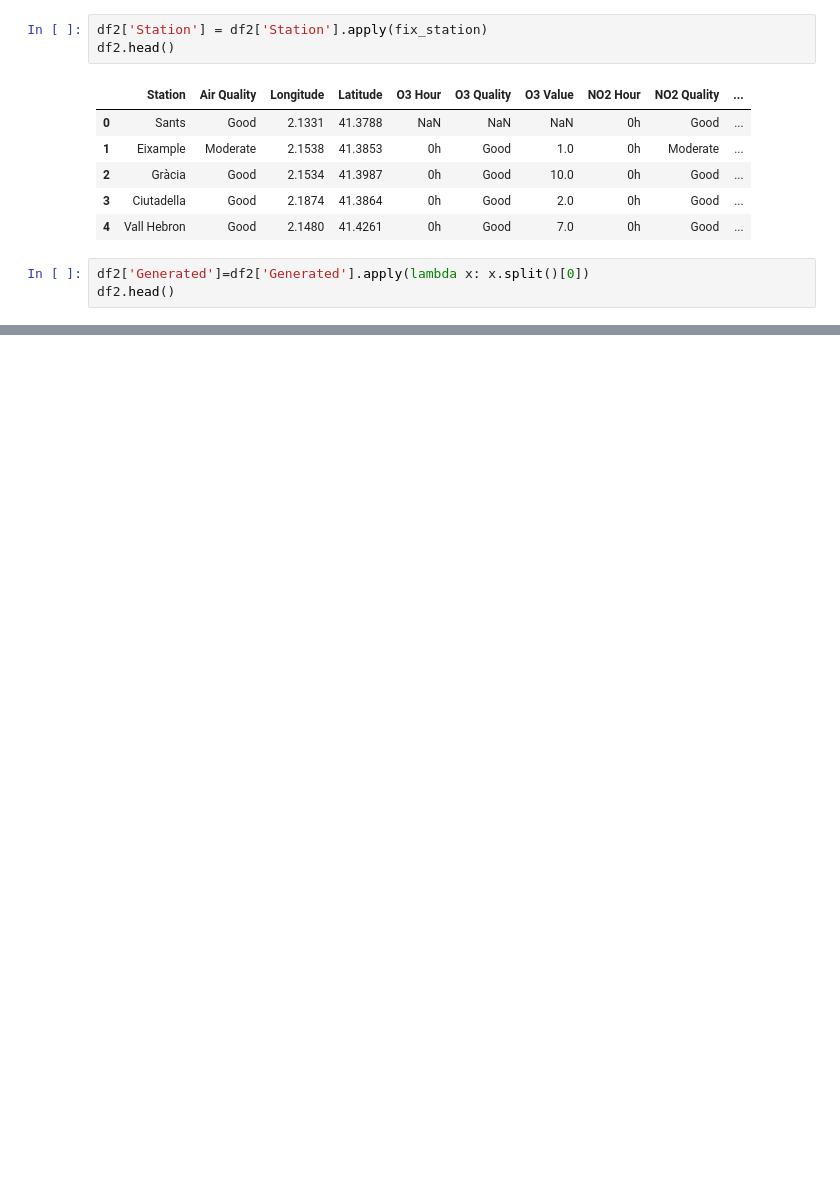
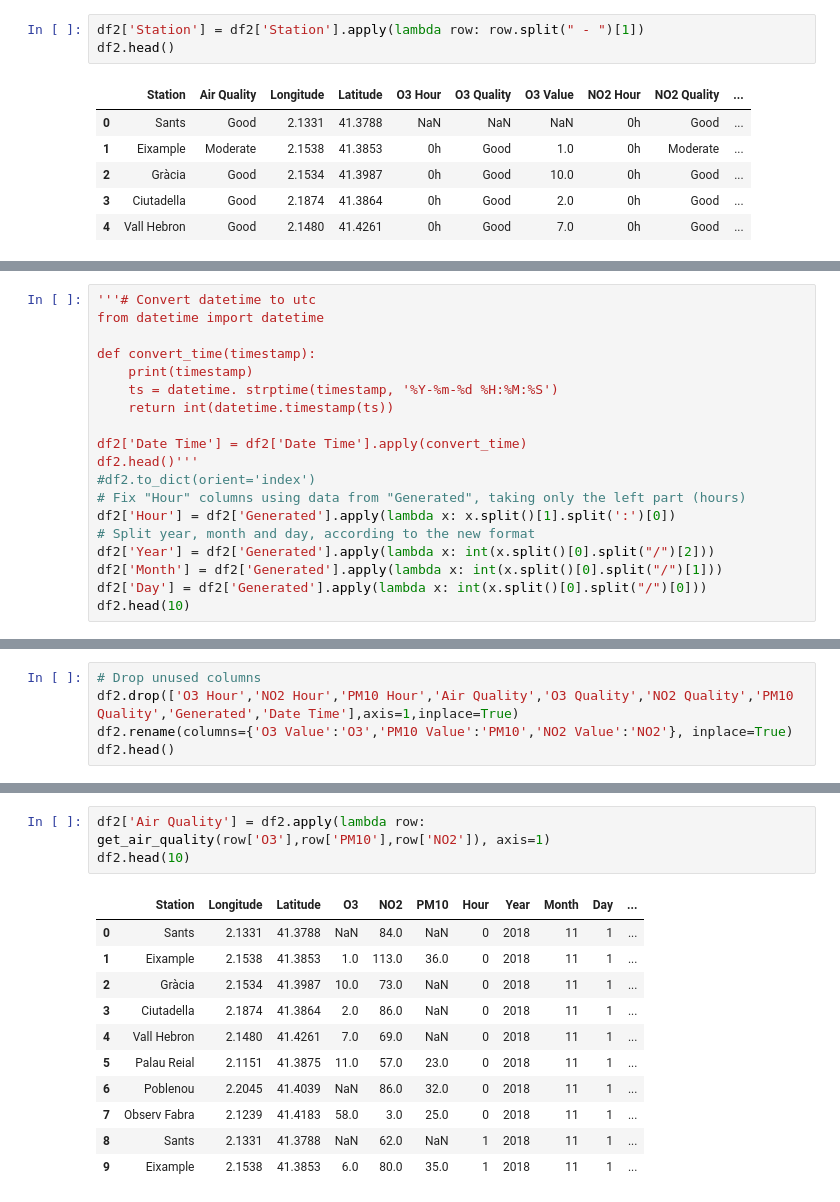
Before and after one commit to murielsan/bcn_open_data_analysis, a Jupyter notebook: data/data_cleaning.ipynb, the cells around one changed output, grey strips where cells are left out. Saved outputs shown, nothing was run; the diff lists cells and outputs as text; blank space fills up the shorter version.

Commit message:
Data cleaned and uploaded to mongodb

```diff
--- a/data/data_cleaning.ipynb
+++ b/data/data_cleaning.ipynb
@@ -38,7 +193,7 @@ df2.head()
 | 3 | Barcelona - Ciutadella | Good | 2.1874 | 41.3864 | 0h | Good | 2.0 | 0h | Good | ... |
 | 4 | Barcelona - Vall Hebron | Good | 2.1480 | 41.4261 | 0h | Good | 7.0 | 0h | Good | ... |
 # %%
-df2['Station'] = df2['Station'].apply(fix_station)
+df2['Station'] = df2['Station'].apply(lambda row: row.split(" - ")[1])
 df2.head()
 # %% [output]
 |  | Station | Air Quality | Longitude | Latitude | O3 Hour | O3 Quality | O3 Value | NO2 Hour | NO2 Quality | ... |
@@ -47,6 +202,3 @@ df2.head()
 | 2 | Gràcia | Good | 2.1534 | 41.3987 | 0h | Good | 10.0 | 0h | Good | ... |
 | 3 | Ciutadella | Good | 2.1874 | 41.3864 | 0h | Good | 2.0 | 0h | Good | ... |
 | 4 | Vall Hebron | Good | 2.1480 | 41.4261 | 0h | Good | 7.0 | 0h | Good | ... |
-# %%
-df2['Generated']=df2['Generated'].apply(lambda x: x.split()[0])
-df2.head()
@@ -59,0 +205,19 @@ df2.head()
+# %%
+'''# Convert datetime to utc
+from datetime import datetime
+
+def convert_time(timestamp):
+    print(timestamp)
+    ts = datetime. strptime(timestamp, '%Y-%m-%d %H:%M:%S')
+    return int(datetime.timestamp(ts))
+
+df2['Date Time'] = df2['Date Time'].apply(convert_time)
+df2.head()'''
+#df2.to_dict(orient='index')
+# Fix "Hour" columns using data from "Generated", taking only the left part (hours)
+df2['Hour'] = df2['Generated'].apply(lambda x: x.split()[1].split(':')[0])
+# Split year, month and day, according to the new format
+df2['Year'] = df2['Generated'].apply(lambda x: int(x.split()[0].split("/")[2]))
+df2['Month'] = df2['Generated'].apply(lambda x: int(x.split()[0].split("/")[1]))
+df2['Day'] = df2['Generated'].apply(lambda x: int(x.split()[0].split("/")[0]))
+df2.head(10)
@@ -59,0 +236,5 @@ df2.head()
+# %%
+# Drop unused columns
+df2.drop(['O3 Hour','NO2 Hour','PM10 Hour','Air Quality','O3 Quality','NO2 Quality','PM10 Quality','Generated','Date Time'],axis=1,inplace=True)
+df2.rename(columns={'O3 Value':'O3','PM10 Value':'PM10','NO2 Value':'NO2'}, inplace=True)
+df2.head()
@@ -59,0 +263,15 @@ df2.head()
+# %%
+df2['Air Quality'] = df2.apply(lambda row: get_air_quality(row['O3'],row['PM10'],row['NO2']), axis=1)
+df2.head(10)
+# %% [output]
+|  | Station | Longitude | Latitude | O3 | NO2 | PM10 | Hour | Year | Month | Day | ... |
+| 0 | Sants | 2.1331 | 41.3788 | NaN | 84.0 | NaN | 0 | 2018 | 11 | 1 | ... |
+| 1 | Eixample | 2.1538 | 41.3853 | 1.0 | 113.0 | 36.0 | 0 | 2018 | 11 | 1 | ... |
+| 2 | Gràcia | 2.1534 | 41.3987 | 10.0 | 73.0 | NaN | 0 | 2018 | 11 | 1 | ... |
+| 3 | Ciutadella | 2.1874 | 41.3864 | 2.0 | 86.0 | NaN | 0 | 2018 | 11 | 1 | ... |
+| 4 | Vall Hebron | 2.1480 | 41.4261 | 7.0 | 69.0 | NaN | 0 | 2018 | 11 | 1 | ... |
+| 5 | Palau Reial | 2.1151 | 41.3875 | 11.0 | 57.0 | 23.0 | 0 | 2018 | 11 | 1 | ... |
+| 6 | Poblenou | 2.2045 | 41.4039 | NaN | 86.0 | 32.0 | 0 | 2018 | 11 | 1 | ... |
+| 7 | Observ Fabra | 2.1239 | 41.4183 | 58.0 | 3.0 | 25.0 | 0 | 2018 | 11 | 1 | ... |
+| 8 | Sants | 2.1331 | 41.3788 | NaN | 62.0 | NaN | 1 | 2018 | 11 | 1 | ... |
+| 9 | Eixample | 2.1538 | 41.3853 | 6.0 | 80.0 | 35.0 | 1 | 2018 | 11 | 1 | ... |
```
Also changed, not shown: parts of 26 cells of this notebook, 2 other files.
